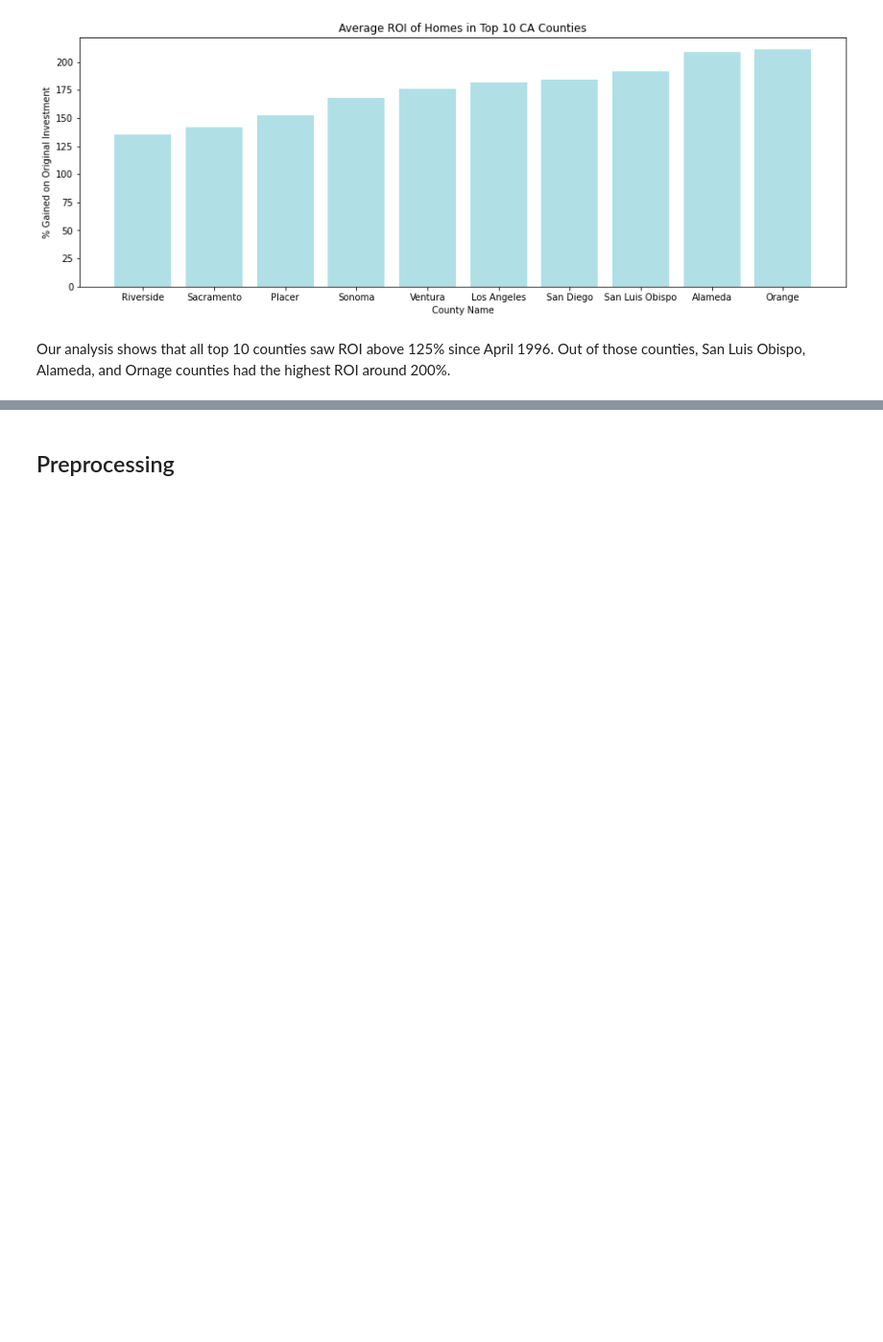
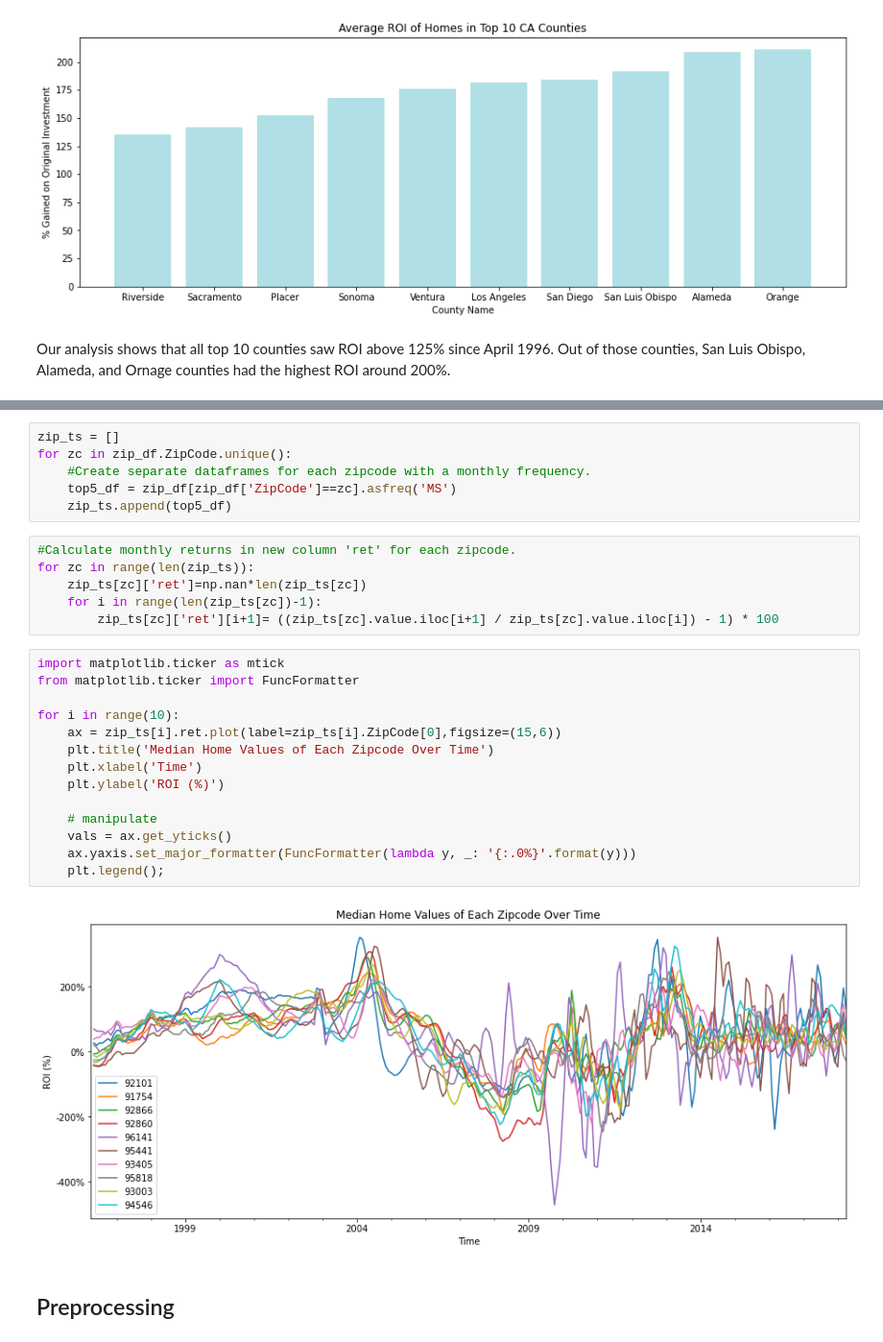
Before and after one commit to jennifernha/Zillow-Time-Series, a Jupyter notebook: Zillow-Times-Series.ipynb, the cells around one changed output, grey strips where cells are left out. Shown at 96% size. Cells and saved outputs as stored; diff of their text form; blank space fills up the shorter version.

```diff
--- a/Zillow-Times-Series.ipynb
+++ b/Zillow-Times-Series.ipynb
@@ -411,3 +500,31 @@ Our analysis shows that all top 10 counties saw ROI above 125% since April 1996.
+# %%
+zip_ts = []
+for zc in zip_df.ZipCode.unique():
+    #Create separate dataframes for each zipcode with a monthly frequency.
+    top5_df = zip_df[zip_df['ZipCode']==zc].asfreq('MS')
+    zip_ts.append(top5_df)
+# %%
+#Calculate monthly returns in new column 'ret' for each zipcode.
+for zc in range(len(zip_ts)):
+    zip_ts[zc]['ret']=np.nan*len(zip_ts[zc])
+    for i in range(len(zip_ts[zc])-1):
+        zip_ts[zc]['ret'][i+1]= ((zip_ts[zc].value.iloc[i+1] / zip_ts[zc].value.iloc[i]) - 1) * 100
+# %%
+import matplotlib.ticker as mtick
+from matplotlib.ticker import FuncFormatter
+
+for i in range(10):
+    ax = zip_ts[i].ret.plot(label=zip_ts[i].ZipCode[0],figsize=(15,6))
+    plt.title('Median Home Values of Each Zipcode Over Time')
+    plt.xlabel('Time')
+    plt.ylabel('ROI (%)')
+
+    # manipulate
+    vals = ax.get_yticks()
+    ax.yaxis.set_major_formatter(FuncFormatter(lambda y, _: '{:.0%}'.format(y)))
+    plt.legend();
+# %% [output]
+[figure, added]
 # %% [markdown]
 ## Preprocessing
 # %%
```
Also changed, not shown: parts of 23 cells of this notebook.
